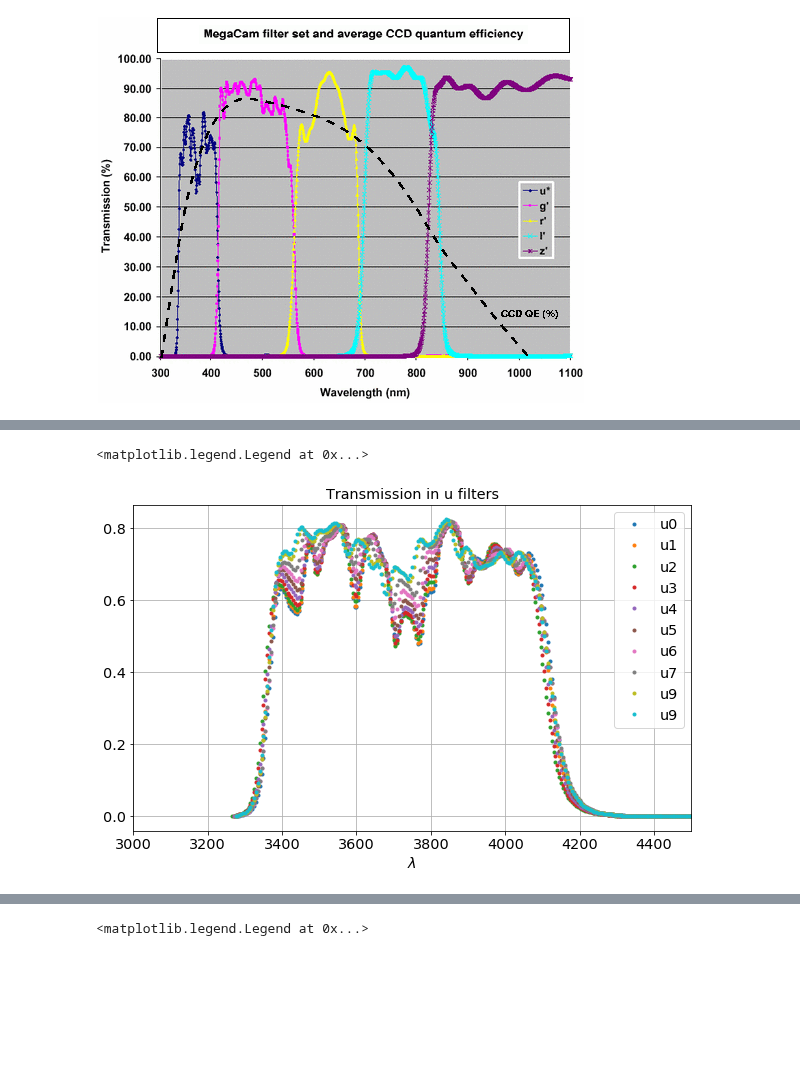
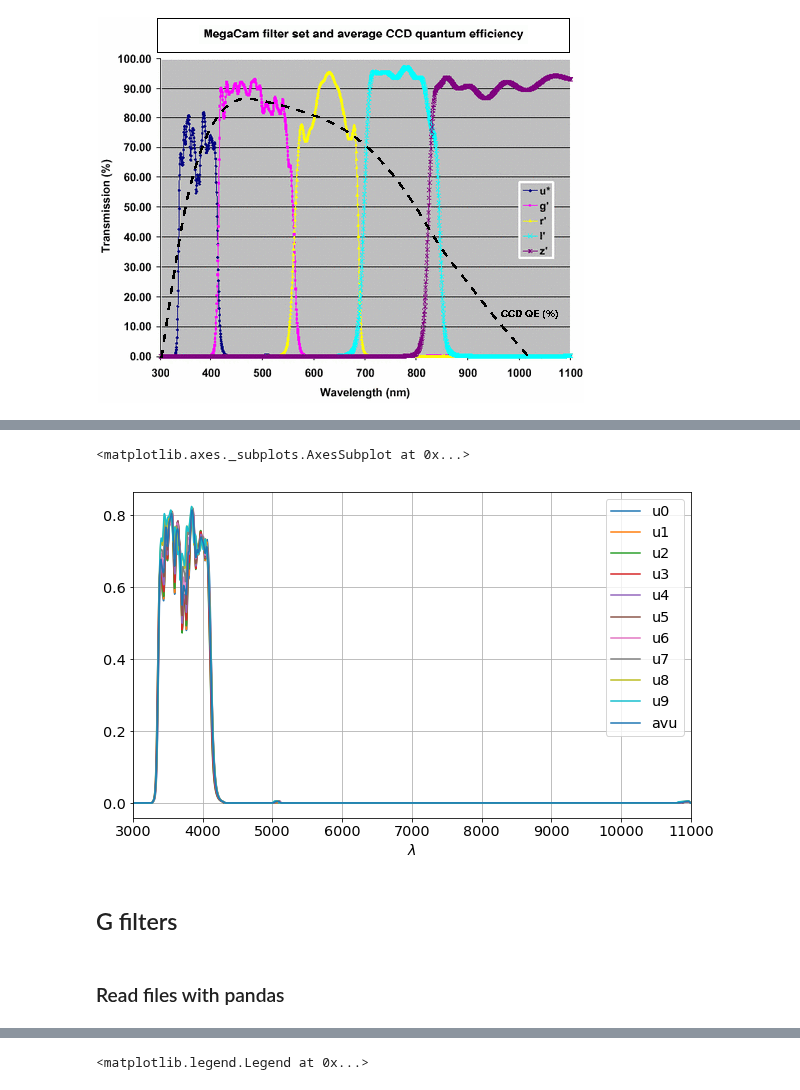
Before and after one commit to sylvielsstfr/PC5AtmStudies, a Jupyter notebook: SNLS/MegaCAMTransm.ipynb, the cells around one changed output, grey strips where cells are left out. Cells and saved outputs as stored; diff of their text form; code cells hidden in the pictures; blank space fills up the shorter version.

```diff
--- a/SNLS/MegaCAMTransm.ipynb
+++ b/SNLS/MegaCAMTransm.ipynb
@@ -114,23 +241,30 @@ dfu9=pd.read_table(os.path.join(path_transmissions,file_u[9]),sep=' ' ,skiprows=
+# %%
+dfu_av.plot(grid=True)
+# %% [output]
+<matplotlib.axes._subplots.AxesSubplot at 0x...>
+[figure, added]
 # %%
-#plt.figure(figsize=(20,8))
-plt.plot(dfu0["lambda"],dfu0["u0"],'.',label='u0')
-plt.plot(dfu1["lambda"],dfu1["u1"],'.',label='u1')
-plt.plot(dfu2["lambda"],dfu2["u2"],'.',label='u2')
-plt.plot(dfu3["lambda"],dfu3["u3"],'.',label='u3')
-plt.plot(dfu4["lambda"],dfu4["u4"],'.',label='u4')
-plt.plot(dfu5["lambda"],dfu5["u5"],'.',label='u5')
-plt.plot(dfu6["lambda"],dfu6["u6"],'.',label='u6')
-plt.plot(dfu7["lambda"],dfu7["u7"],'.',label='u7')
-plt.plot(dfu8["lambda"],dfu8["u8"],'.',label='u9')
-plt.plot(dfu9["lambda"],dfu9["u9"],'.',label='u9')
-plt.xlim(3000.,4500.)
-plt.xlabel("$\lambda$")
-plt.title("Transmission in u filters")
-plt.grid()
-plt.legend()
+if OLD_PLOTS:
+    #plt.figure(figsize=(20,8))
+    plt.plot(dfu0["lambda"],dfu0["u0"],'.',label='u0')
+    plt.plot(dfu1["lambda"],dfu1["u1"],'.',label='u1')
+    plt.plot(dfu2["lambda"],dfu2["u2"],'.',label='u2')
+    plt.plot(dfu3["lambda"],dfu3["u3"],'.',label='u3')
+    plt.plot(dfu4["lambda"],dfu4["u4"],'.',label='u4')
+    plt.plot(dfu5["lambda"],dfu5["u5"],'.',label='u5')
+    plt.plot(dfu6["lambda"],dfu6["u6"],'.',label='u6')
+    plt.plot(dfu7["lambda"],dfu7["u7"],'.',label='u7')
+    plt.plot(dfu8["lambda"],dfu8["u8"],'.',label='u9')
+    plt.plot(dfu9["lambda"],dfu9["u9"],'.',label='u9')
+    plt.xlim(3000.,4500.)
+    plt.xlabel("$\lambda$")
+    plt.title("Transmission in u filters")
+    plt.grid()
+    plt.legend()
-# %% [output]
-<matplotlib.legend.Legend at 0x...>
-[figure, removed]
+# %% [markdown]
+## G filters
+# %% [markdown]
+### Read files with pandas
 # %%
 dfg0=pd.read_table(os.path.join(path_transmissions,file_g[0]),sep=' ' ,skiprows=4,names=["lambda","g0"],index_col=False)
 dfg1=pd.read_table(os.path.join(path_transmissions,file_g[1]),sep=' ' ,skiprows=4,names=["lambda","g1"],index_col=False)
```
Also changed, not shown: parts of 35 cells of this notebook, 1 other file.
